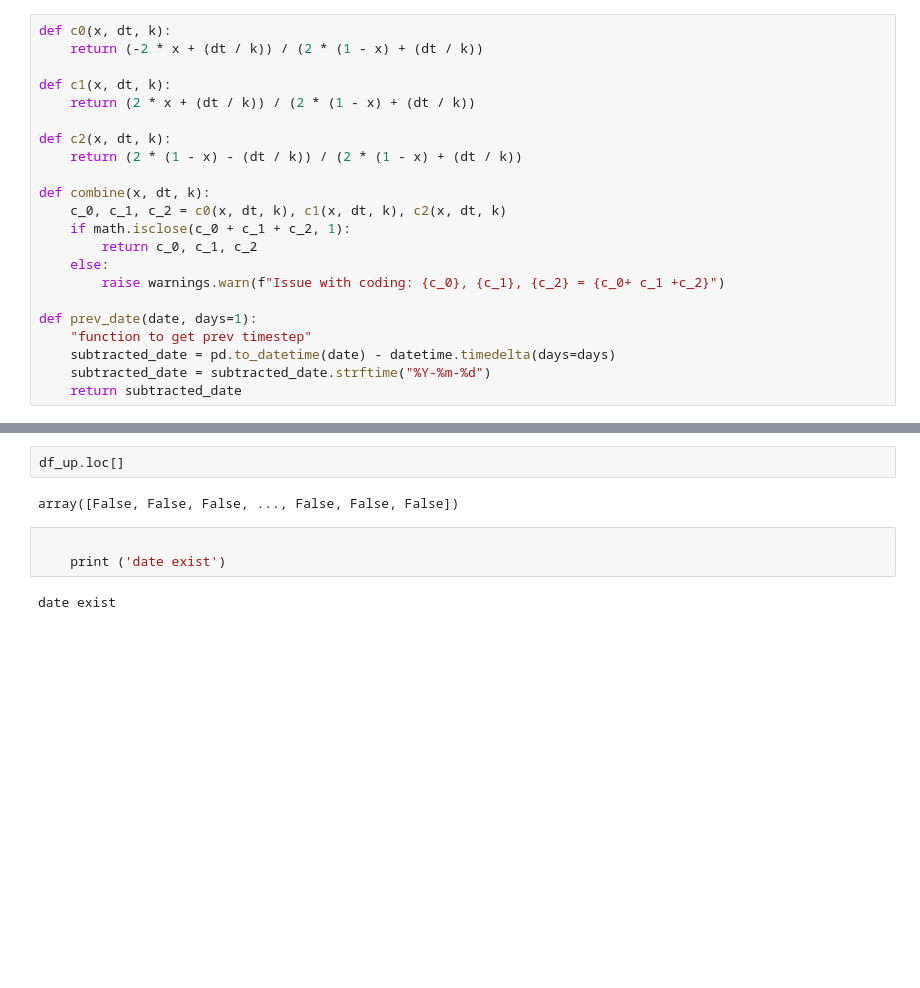
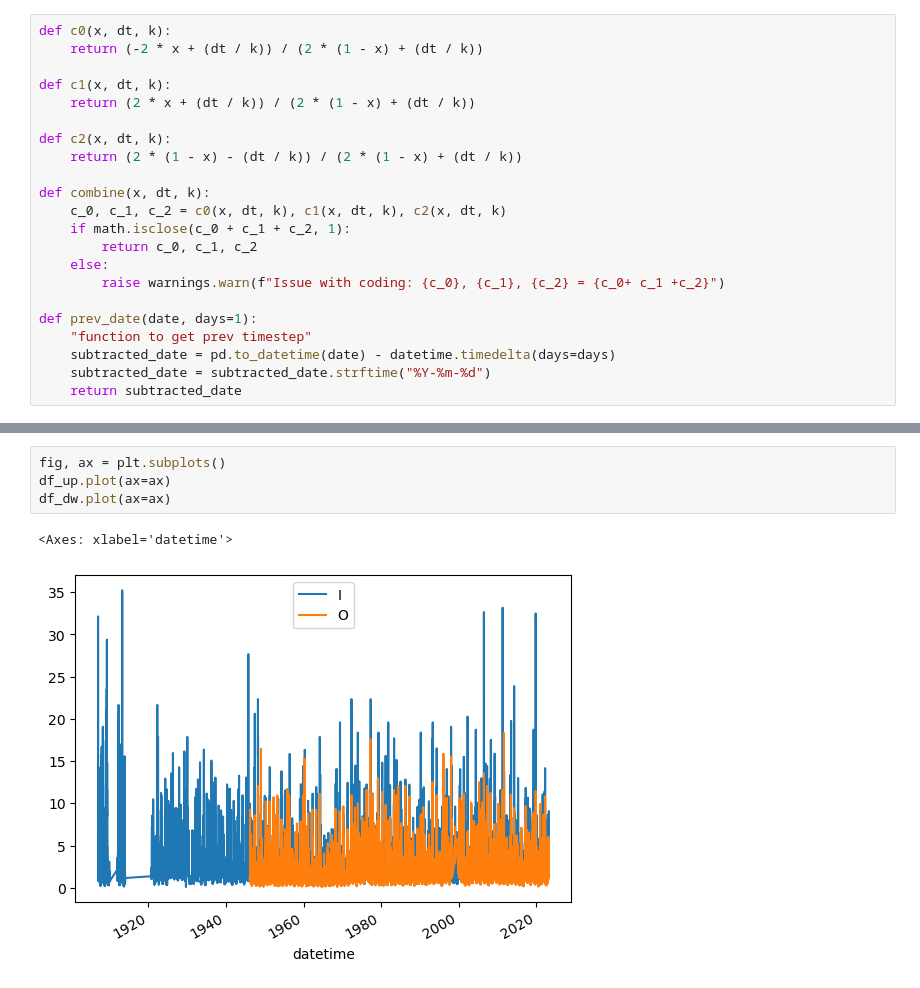
Before and after one commit to Daafip/ENVM1502-Catchment-model, a Jupyter notebook: Python files/1.5 Flood routing.ipynb, the cells around one changed output, grey strips where cells are left out. Saved outputs shown, nothing was run; the diff lists cells and outputs as text; blank space fills up the shorter version.

```diff
--- a/Python files/1.5 Flood routing.ipynb
+++ b/Python files/1.5 Flood routing.ipynb
@@ -104,9 +100,7 @@ ax.legend(["Modelled","Measured","Previous station"])
-# %%
-df_up.loc[]
-# %% [output]
-array([False, False, False, ..., False, False, False])
-# %%
-
-    print ('date exist')
-# %% [output]
-date exist
+# %%
+fig, ax = plt.subplots()
+df_up.plot(ax=ax)
+df_dw.plot(ax=ax)
+# %% [output]
+<Axes: xlabel='datetime'>
+[figure, added]
```
Also changed, not shown: parts of 6 cells of this notebook, 3 other files.
